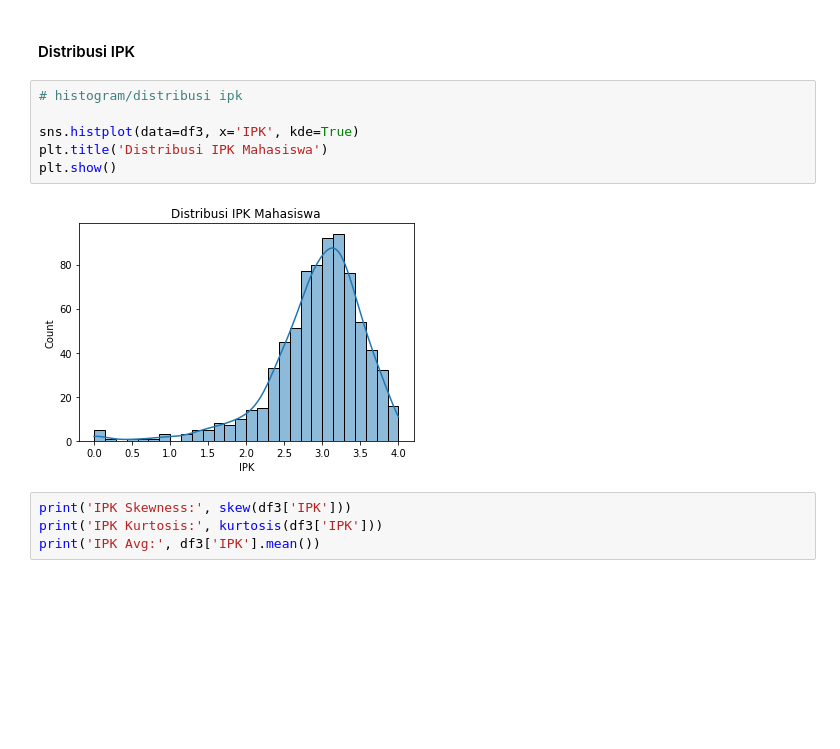
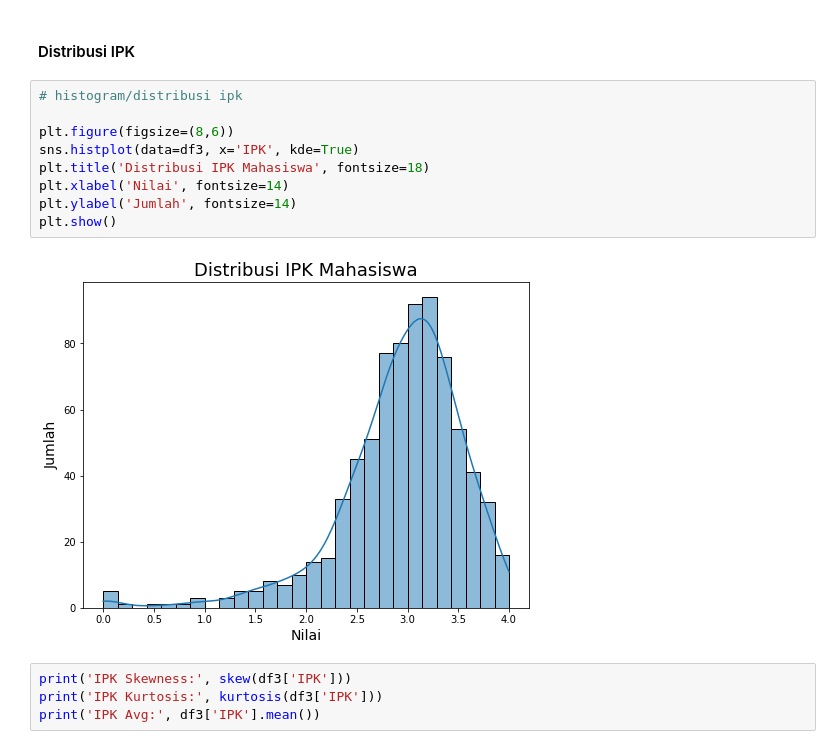
Before and after one commit to FelixFern/ISFEST-ODE, a Jupyter notebook: ODE PPT.ipynb, the cells around one changed output. Saved outputs shown, nothing was run; the diff lists cells and outputs as text; blank space fills up the shorter version.

```diff
--- a/ODE PPT.ipynb
+++ b/ODE PPT.ipynb
@@ -619,11 +633,14 @@ Mahasiswa paling banyak berkuliah selama 3,5 hingga 4 tahun
 # %%
 # histogram/distribusi ipk
 
+plt.figure(figsize=(8,6))
 sns.histplot(data=df3, x='IPK', kde=True)
-plt.title('Distribusi IPK Mahasiswa')
+plt.title('Distribusi IPK Mahasiswa', fontsize=18)
+plt.xlabel('Nilai', fontsize=14)
+plt.ylabel('Jumlah', fontsize=14)
 plt.show()
 # %% [output]
-[figure, old version]
+[figure, new version]
 # %%
 print('IPK Skewness:', skew(df3['IPK']))
 print('IPK Kurtosis:', kurtosis(df3['IPK']))
```
Also changed, not shown: parts of 7 cells of this notebook.
